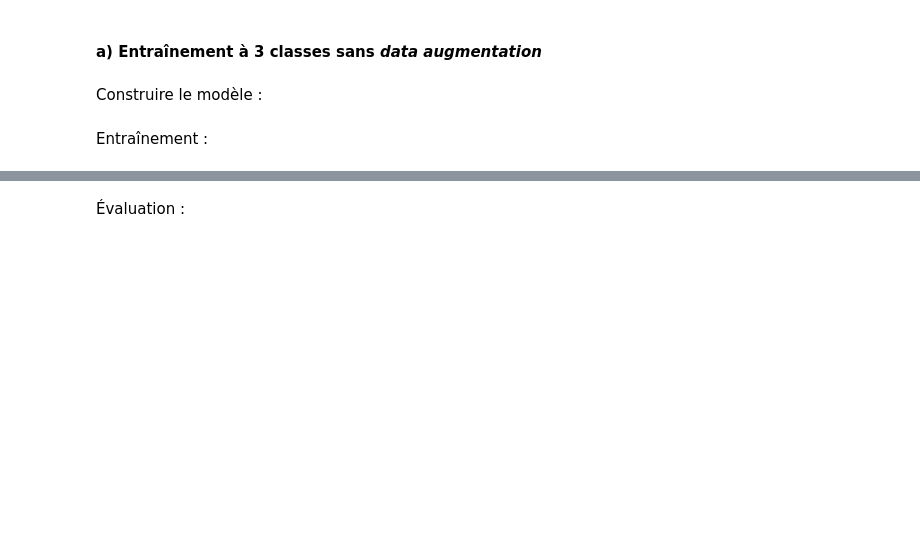
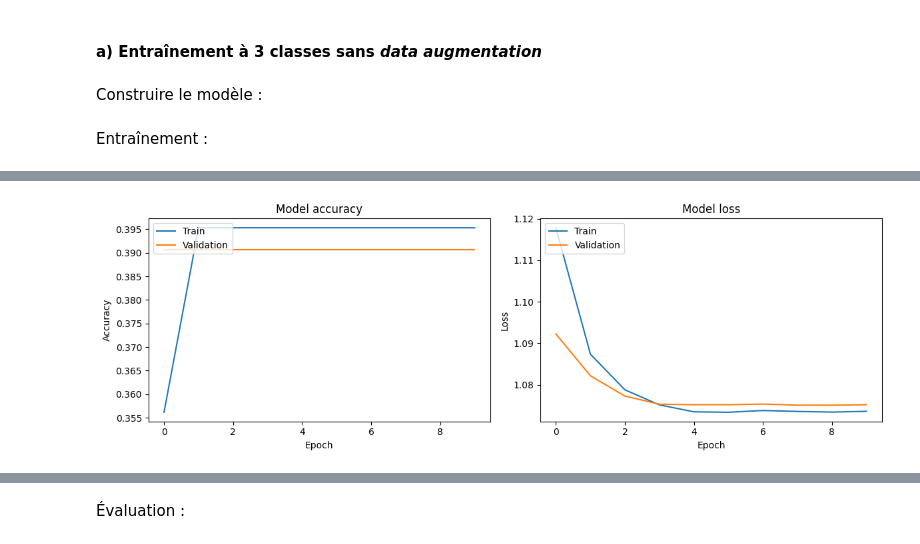
Before and after one commit to kirisakow/oc-dogs-cv-dl, a Jupyter notebook: ISAKOV_Kiril_2_notebook_model_from_scratch_032026.ipynb, the cells around one changed output, grey strips where cells are left out. Drawn from its saved outputs; the diff is of its cells as text; code cells hidden in the pictures; blank space fills up the shorter version.

```diff
--- a/ISAKOV_Kiril_2_notebook_model_from_scratch_032026.ipynb
+++ b/ISAKOV_Kiril_2_notebook_model_from_scratch_032026.ipynb
@@ -300,6 +308,23 @@ model.compile(
 # %% [markdown]
 Entraînement :
 # %%
-model.fit(train_seq, validation_data=val_seq, epochs=10)
+fname = 'models/CNN_3_classes.keras'
+if os.path.exists(fname):
+    logr.info(f"Désérialiser le pickle sauvegardé {fname!r}")
+    model = keras.saving.load_model(fname)
+else:
+    # Store training history for plotting
+    history = model.fit(train_seq, validation_data=val_seq, epochs=10)
+# Plot training & validation accuracy values
+plot_accuracy_and_loss_values(history)
+keras.saving.save_model(model, fname, overwrite=True)
+
+
+
+# Print final metrics
+print(f"Final training accuracy: {history.history['accuracy'][-1]:.4f}")
+print(f"Final validation accuracy: {history.history['val_accuracy'][-1]:.4f}")
+print(f"Final training loss: {history.history['loss'][-1]:.4f}")
+print(f"Final validation loss: {history.history['val_loss'][-1]:.4f}")
 # %% [output]
 Epoch 1/10
@@ -324,0 +350 @@ Epoch 10/10
+[figure, added]
```
Also changed, not shown: parts of 4 cells of this notebook.
